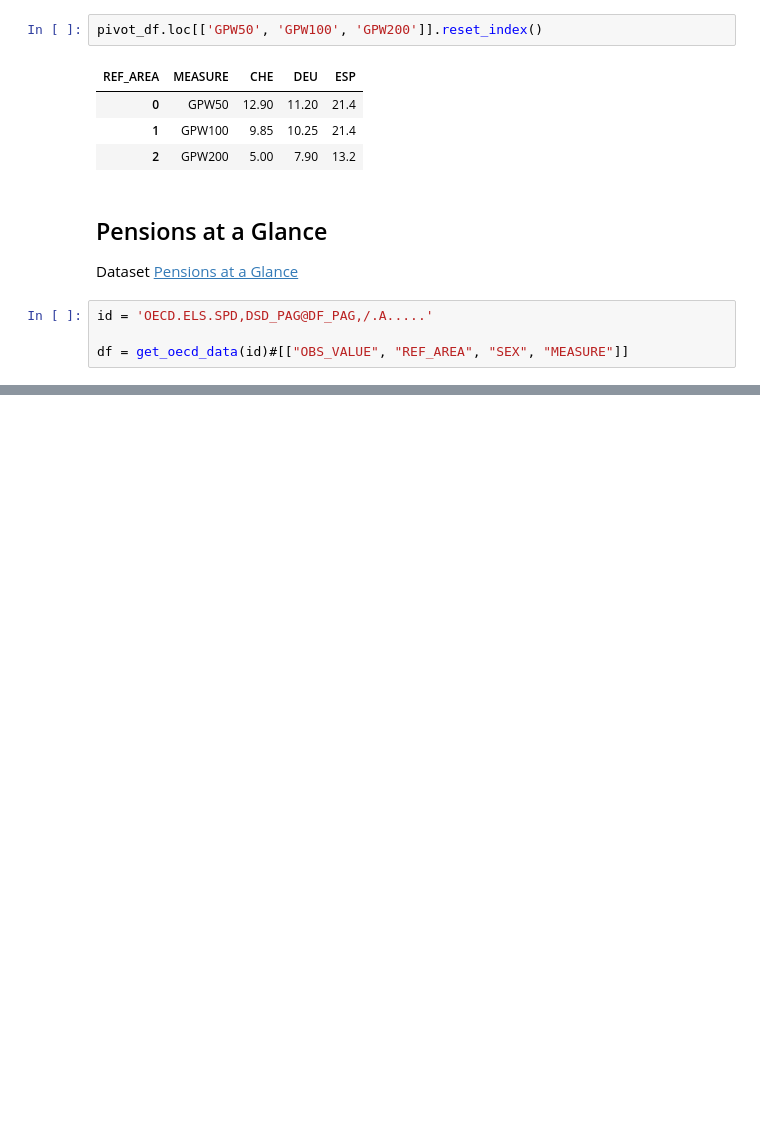
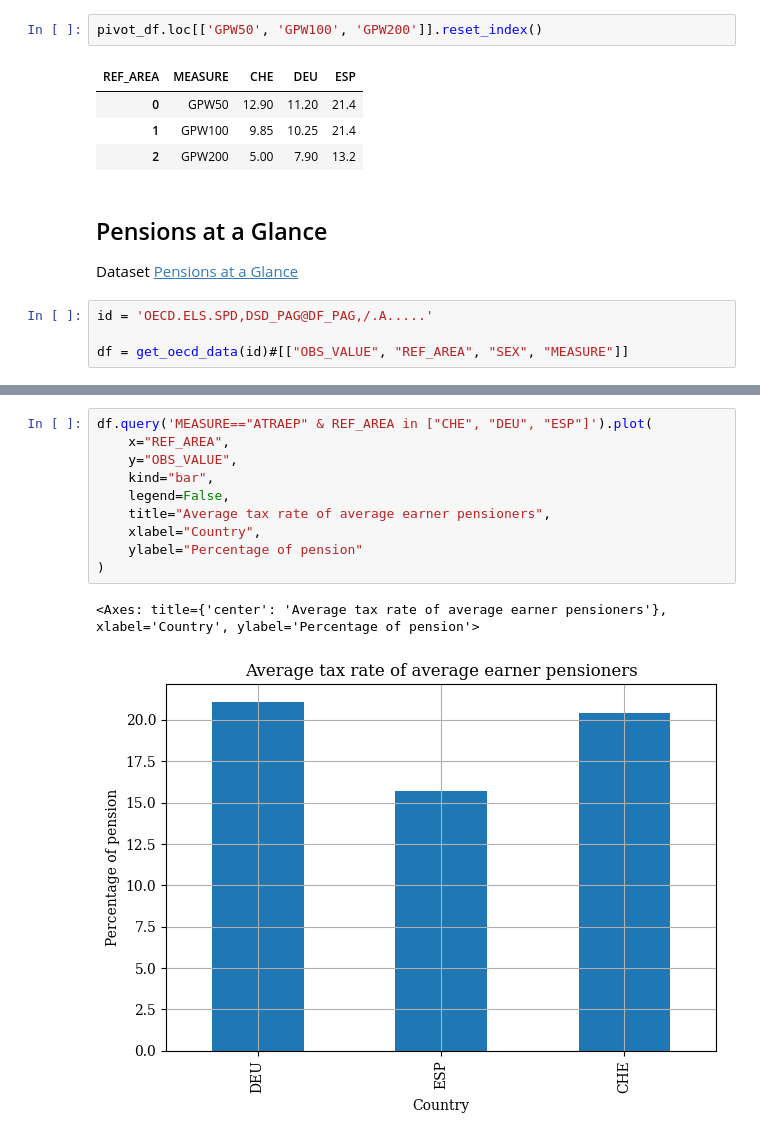
Before and after one commit to MiguelPuntoEs/ufm-python-for-finance, a Jupyter notebook: 07 OECD.ipynb, the cells around one changed output, grey strips where cells are left out. Cells and saved outputs as stored; diff of their text form; blank space fills up the shorter version.

```diff
--- a/07 OECD.ipynb
+++ b/07 OECD.ipynb
@@ -206,0 +233,13 @@ plt.show()
+# %%
+df.query('MEASURE=="ATRAEP" & REF_AREA in ["CHE", "DEU", "ESP"]').plot(
+    x="REF_AREA",
+    y="OBS_VALUE",
+    kind="bar",
+    legend=False,
+    title="Average tax rate of average earner pensioners",
+    xlabel="Country",
+    ylabel="Percentage of pension"
+)
+# %% [output]
+<Axes: title={'center': 'Average tax rate of average earner pensioners'}, xlabel='Country', ylabel='Percentage of pension'>
+[figure, added]
```
Also changed, not shown: parts of 24 cells of this notebook, 1 other file.
